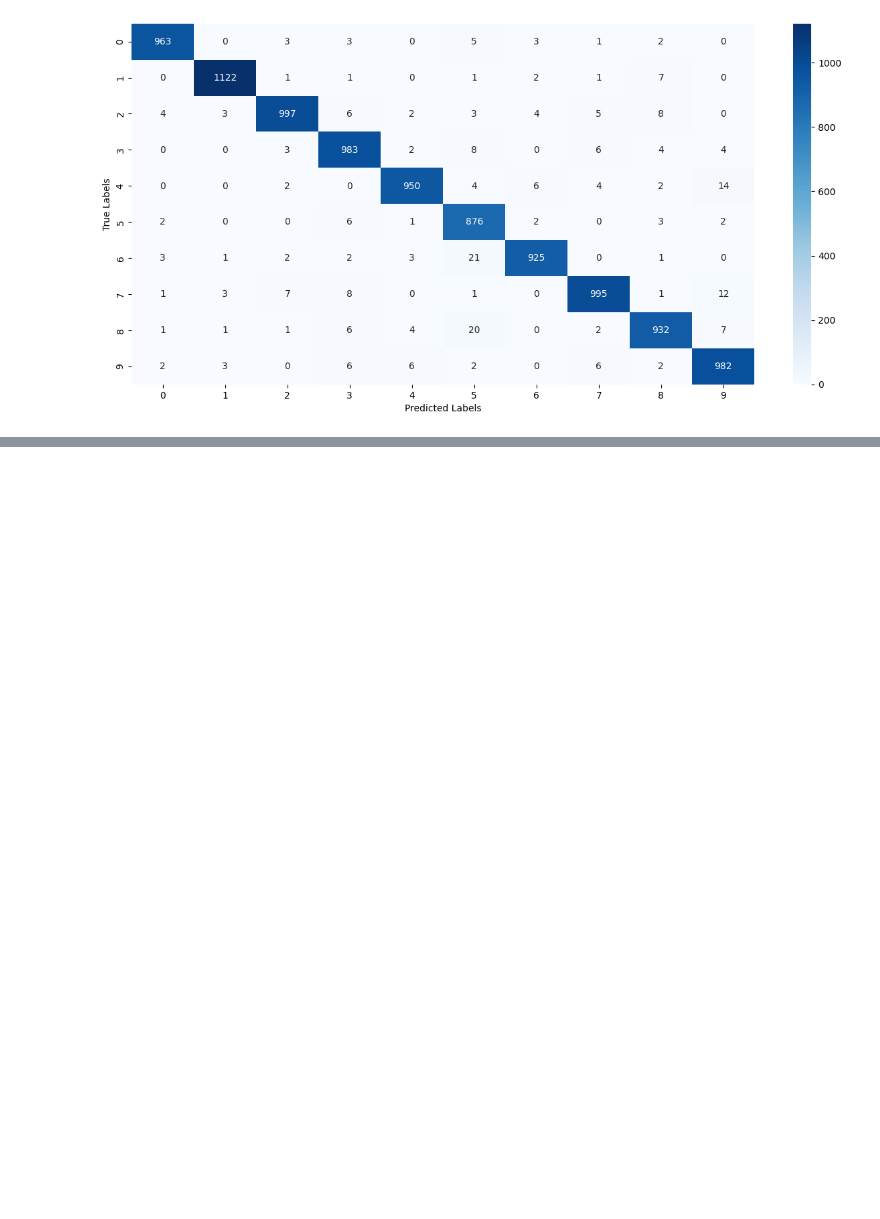
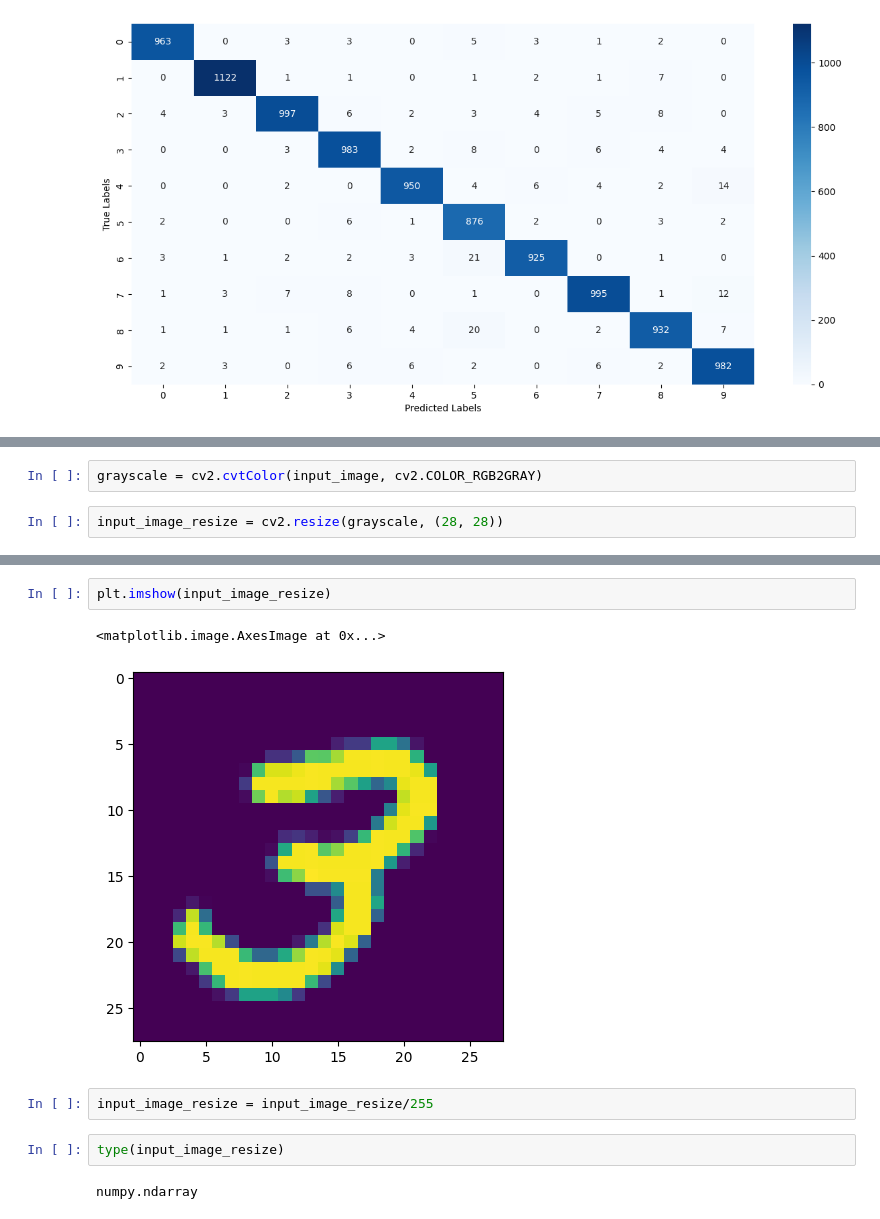
Before and after one commit to GarimaUttam/Handwritten_Digit_Classification_using_Neural_Network, a Jupyter notebook: main.ipynb, the cells around one changed output, grey strips where cells are left out. Cells and saved outputs as stored; diff of their text form; blank space fills up the shorter version.

```diff
--- a/main.ipynb
+++ b/main.ipynb
@@ -238,0 +278,4 @@ Text(0.5, 47.7222222222222, 'Predicted Labels')
+# %%
+grayscale = cv2.cvtColor(input_image, cv2.COLOR_RGB2GRAY)
+# %%
+input_image_resize = cv2.resize(grayscale, (28, 28))
@@ -238,0 +286,11 @@ Text(0.5, 47.7222222222222, 'Predicted Labels')
+# %%
+plt.imshow(input_image_resize)
+# %% [output]
+<matplotlib.image.AxesImage at 0x...>
+[figure, added]
+# %%
+input_image_resize = input_image_resize/255
+# %%
+type(input_image_resize)
+# %% [output]
+numpy.ndarray
```
Also changed, not shown: parts of 13 cells of this notebook, 1 other file.
